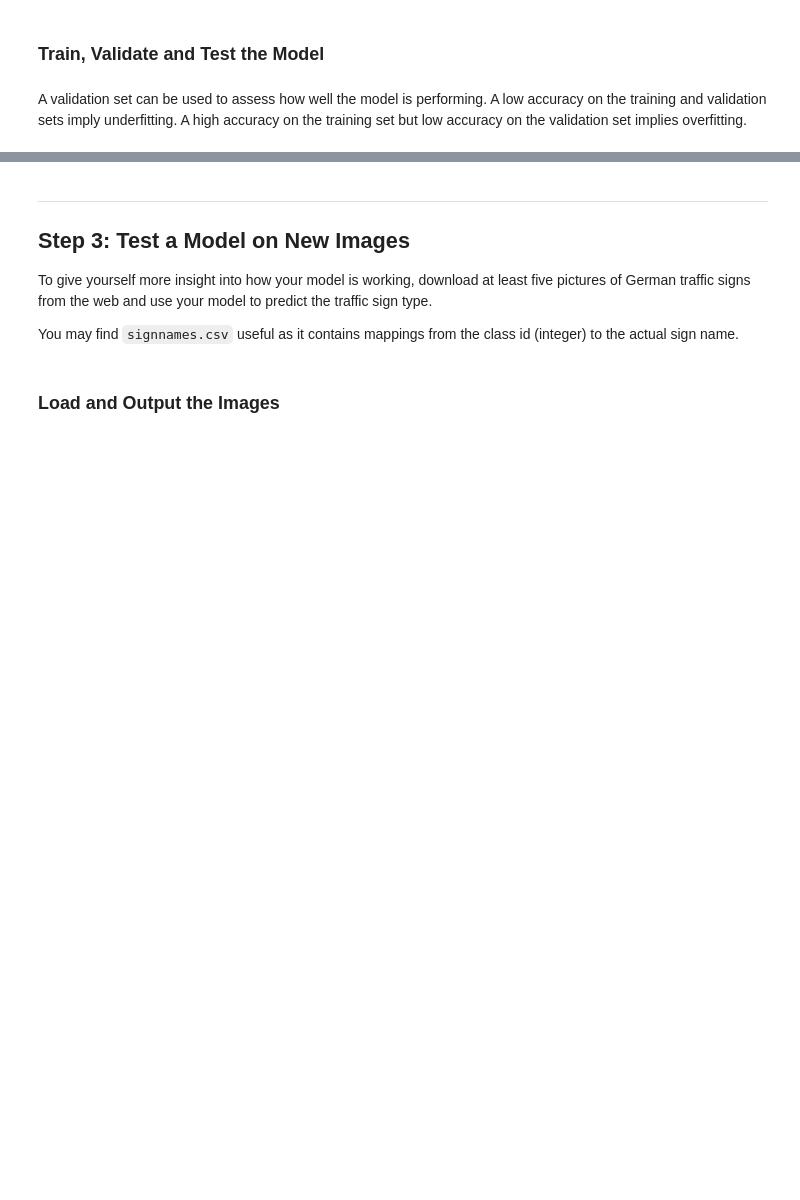
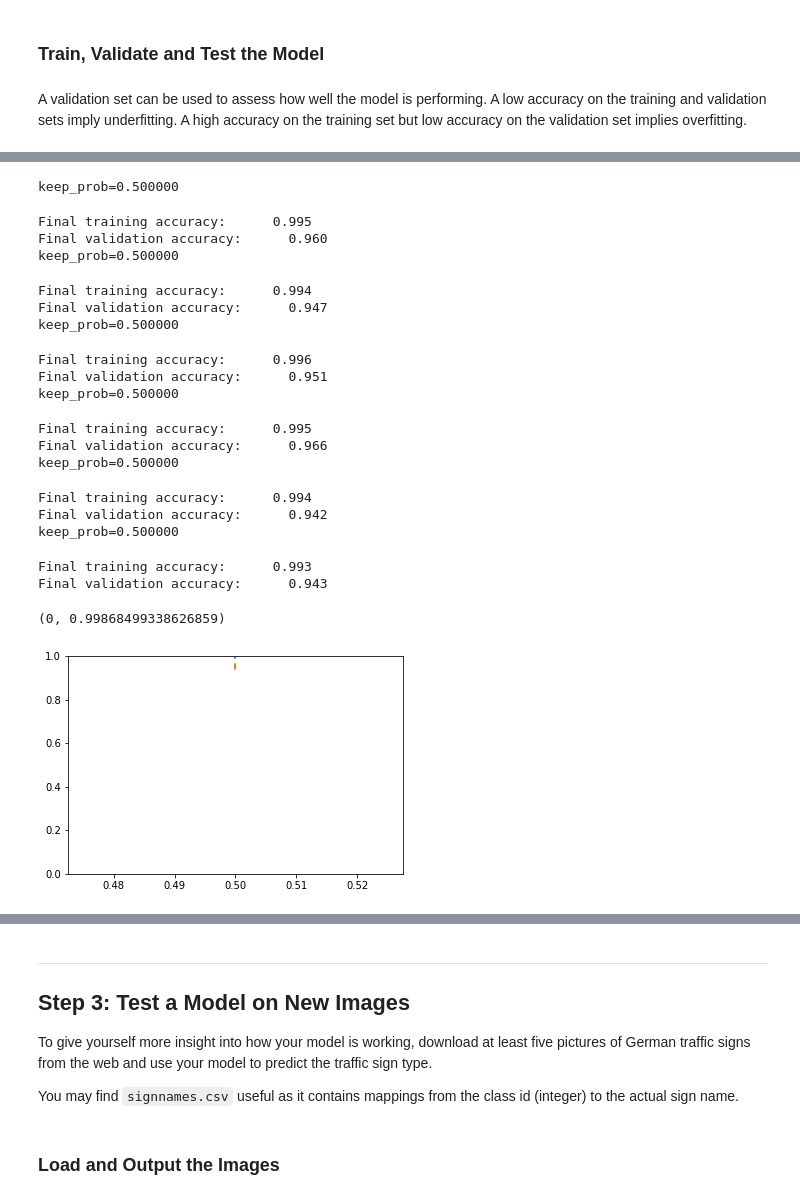
Before and after one commit to tindandelion/carne-traffic-signs-p2, a Jupyter notebook: Traffic_Sign_Classifier.ipynb, the cells around one changed output, grey strips where cells are left out. Drawn from its saved outputs; the diff is of its cells as text; code cells hidden in the pictures; blank space fills up the shorter version.

```diff
--- a/Traffic_Sign_Classifier.ipynb
+++ b/Traffic_Sign_Classifier.ipynb
@@ -312,3 +323,52 @@ Epoch 30, TrAcc:      0.052, ValidAcc:      0.757
+# %%
+dropout_rates = [0.5, 0.5, 0.5, 0.5, 0.5, 0.5]
+
+acc_by_rate = []
+
+for prob in dropout_rates:
+    print("keep_prob=%f" % prob)
+    with tf.Session() as sess:
+        sess.run(tf.global_variables_initializer())
+        for epoch in tqdm(range(epochs)):
+            batcher = batches(X_train_gray, y_train, batch_size)
+            for X_batch, y_batch in batcher:
+                sess.run(optimizer, feed_dict={X: X_batch, y: y_batch, keep_prob: prob})
+
+        train_acc = sess.run(accuracy, feed_dict={X: X_train_gray, y: y_train, keep_prob: 1.0})
+        valid_acc = sess.run(accuracy, feed_dict={X: X_valid_gray, y: y_valid, keep_prob: 1.0})
+
+    acc_by_rate.append((prob, train_acc, valid_acc))
+    print("Final training accuracy: %10.3f" % train_acc)
+    print("Final validation accuracy: %10.3f" % valid_acc)
+
+
+ar = np.array(acc_by_rate)
+
+plt.plot(ar[:, 0], ar[:, 1])
+plt.plot(ar[:, 0], ar[:, 2])
+
+plt.ylim(ymin=0)
+# %% [output]
+keep_prob=0.500000
+Final training accuracy:      0.995
+Final validation accuracy:      0.960
+keep_prob=0.500000
+Final training accuracy:      0.994
+Final validation accuracy:      0.947
+keep_prob=0.500000
+Final training accuracy:      0.996
+Final validation accuracy:      0.951
+keep_prob=0.500000
+Final training accuracy:      0.995
+Final validation accuracy:      0.966
+keep_prob=0.500000
+Final training accuracy:      0.994
+Final validation accuracy:      0.942
+keep_prob=0.500000
+Final training accuracy:      0.993
+Final validation accuracy:      0.943
+(0, 0.99868499338626859)
+[figure, added]
 # %%
 with tf.Session() as sess:
     load_model(sess)
```
Also changed, not shown: parts of 8 cells of this notebook, 3 other files.
